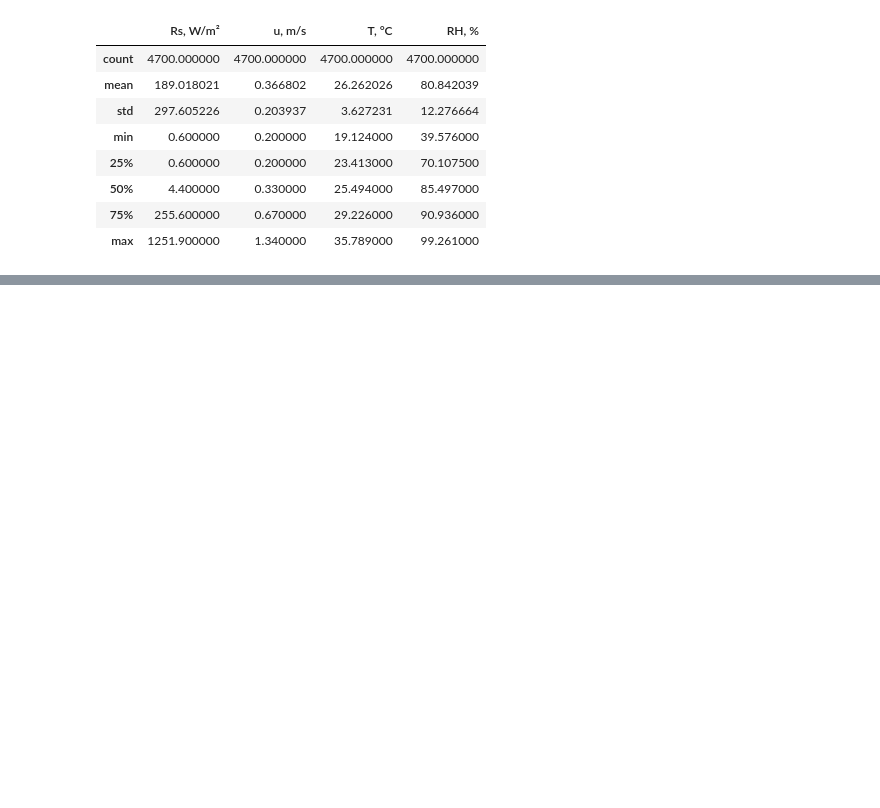
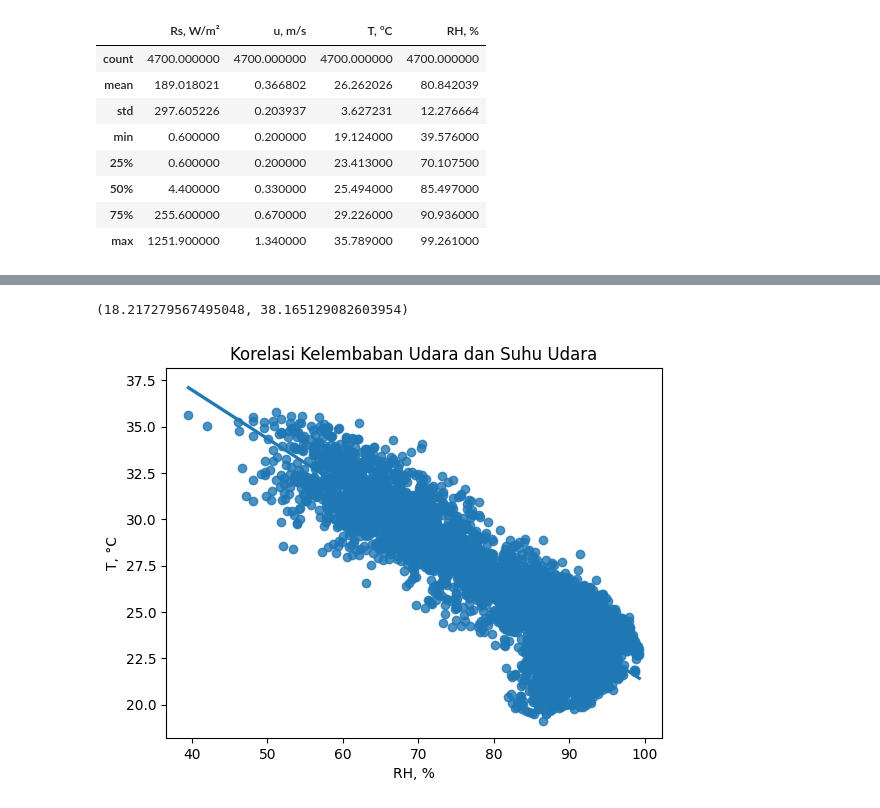
Before and after one commit to Aprilianiput21/TA_Model-ETp, a Jupyter notebook: EDA.ipynb, the cells around one changed output, grey strips where cells are left out. Cells and saved outputs as stored; diff of their text form; code cells hidden in the pictures; blank space fills up the shorter version.

```diff
--- a/EDA.ipynb
+++ b/EDA.ipynb
@@ -120,0 +129,6 @@ df.describe()
+# %%
+sns.regplot(x= 'RH, %', y = 'T, °C', data= df).set_title("Korelasi Kelembaban Udara dan Suhu Udara")
+plt.ylim()
+# %% [output]
+(18.217279567495048, 38.165129082603954)
+[figure, added]
```
Also changed, not shown: parts of 4 cells of this notebook.
